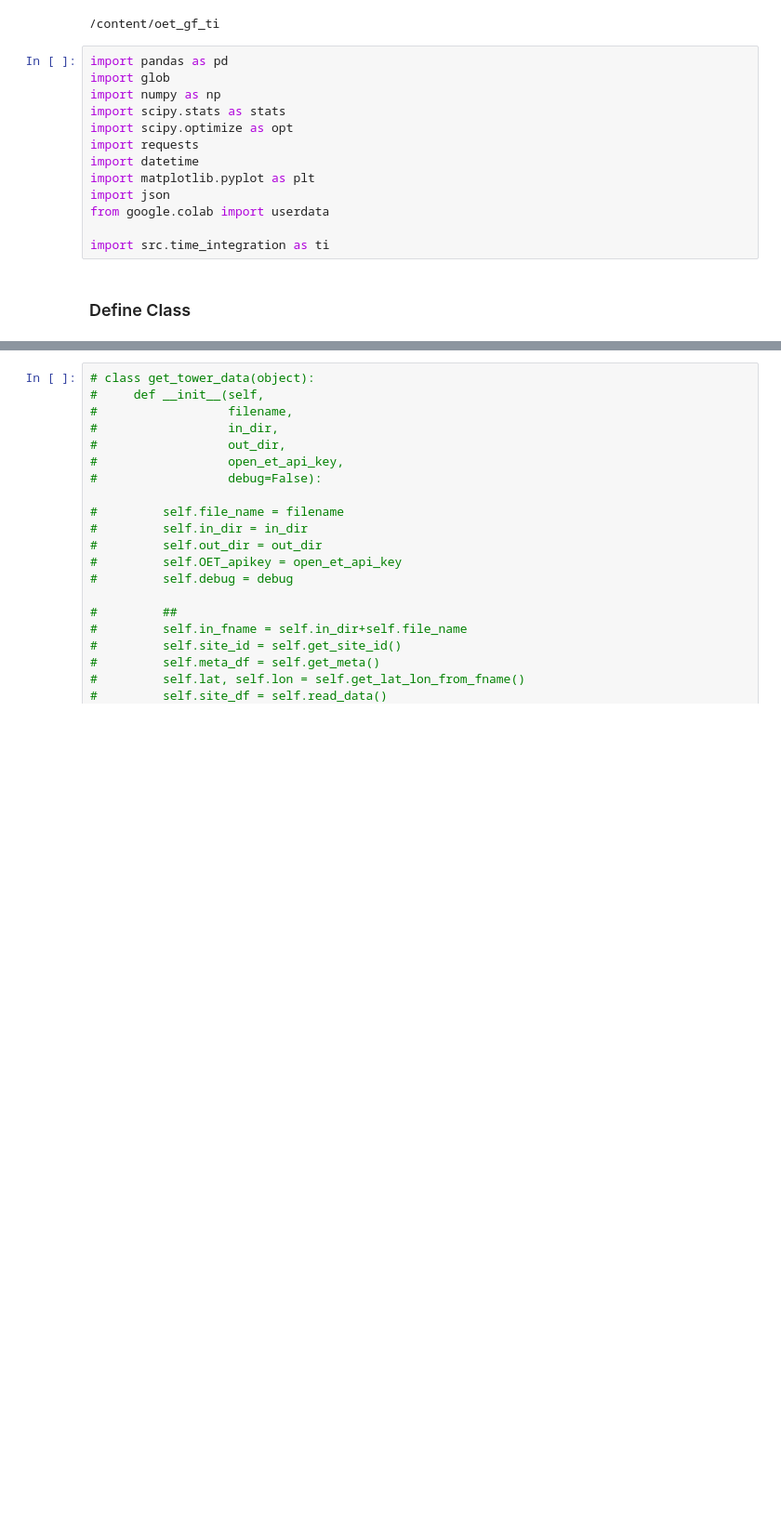
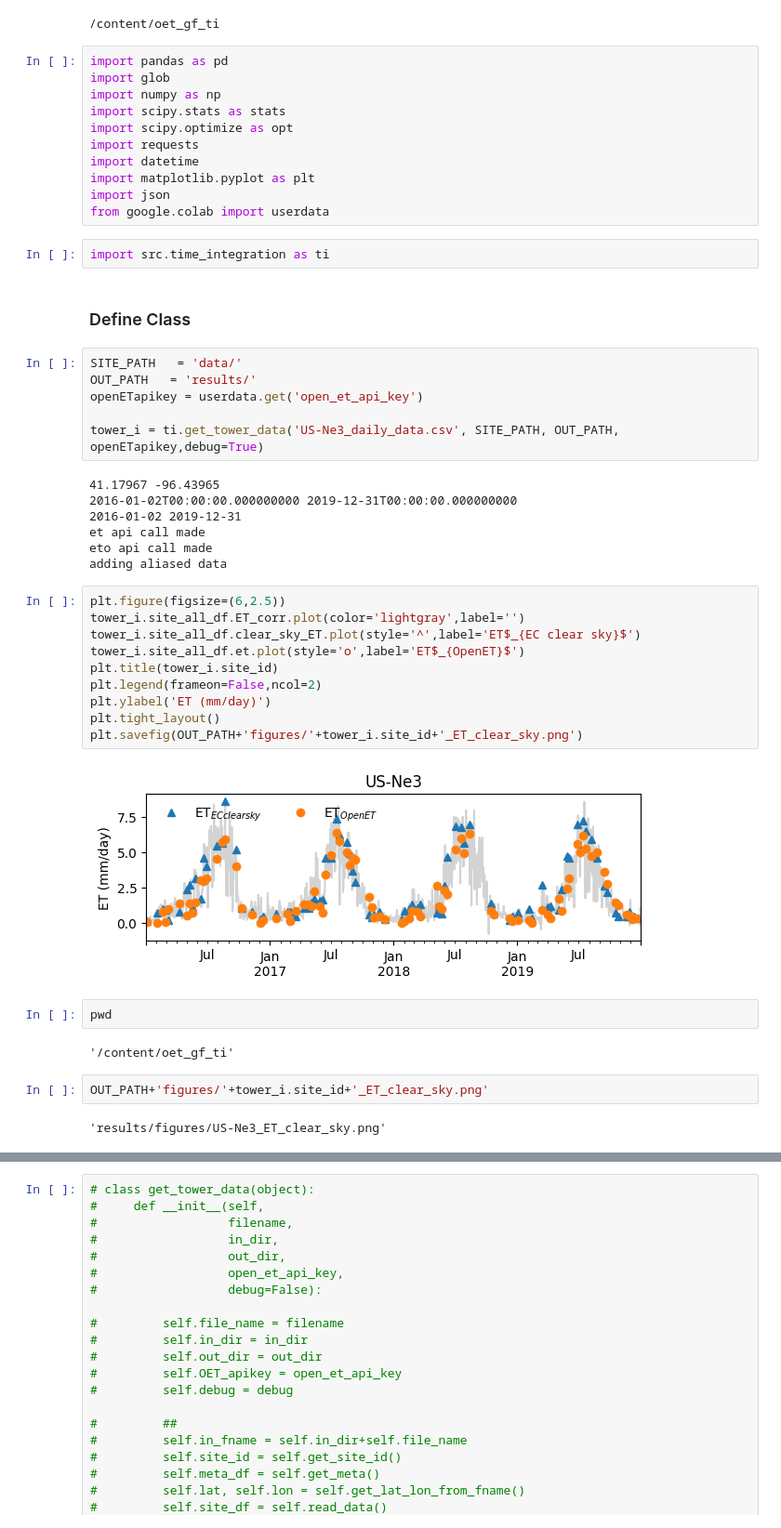
Before and after one commit to sciencebyAJ/oet_gf_ti, a Jupyter notebook: time_integration_gap_filling.ipynb, the cells around one changed output, grey strips where cells are left out. Shown at 93% size. Saved outputs shown, nothing was run; the diff lists cells and outputs as text; blank space fills up the shorter version.

```diff
--- a/time_integration_gap_filling.ipynb
+++ b/time_integration_gap_filling.ipynb
@@ -28,7 +28,40 @@ import datetime
 import matplotlib.pyplot as plt
 import json
 from google.colab import userdata
-
-import src.time_integration as ti
+# %%
+import src.time_integration as ti
 # %% [markdown]
 ### Define Class
+# %%
+SITE_PATH   = 'data/'
+OUT_PATH   = 'results/'
+openETapikey = userdata.get('open_et_api_key')
+
+tower_i = ti.get_tower_data('US-Ne3_daily_data.csv', SITE_PATH, OUT_PATH, openETapikey,debug=True)
+# %% [output]
+41.17967 -96.43965
+2016-01-02T00:00:00.000000000 2019-12-31T00:00:00.000000000
+2016-01-02 2019-12-31
+et api call made
+eto api call made
+adding aliased data
+# %%
+plt.figure(figsize=(6,2.5))
+tower_i.site_all_df.ET_corr.plot(color='lightgray',label='')
+tower_i.site_all_df.clear_sky_ET.plot(style='^',label='ET$_{EC clear sky}$')
+tower_i.site_all_df.et.plot(style='o',label='ET$_{OpenET}$')
+plt.title(tower_i.site_id)
+plt.legend(frameon=False,ncol=2)
+plt.ylabel('ET (mm/day)')
+plt.tight_layout()
+plt.savefig(OUT_PATH+'figures/'+tower_i.site_id+'_ET_clear_sky.png')
+# %% [output]
+[figure, added]
+# %%
+pwd
+# %% [output]
+'/content/oet_gf_ti'
+# %%
+OUT_PATH+'figures/'+tower_i.site_id+'_ET_clear_sky.png'
+# %% [output]
+'results/figures/US-Ne3_ET_clear_sky.png'
```
Also changed, not shown: parts of 20 cells of this notebook.
